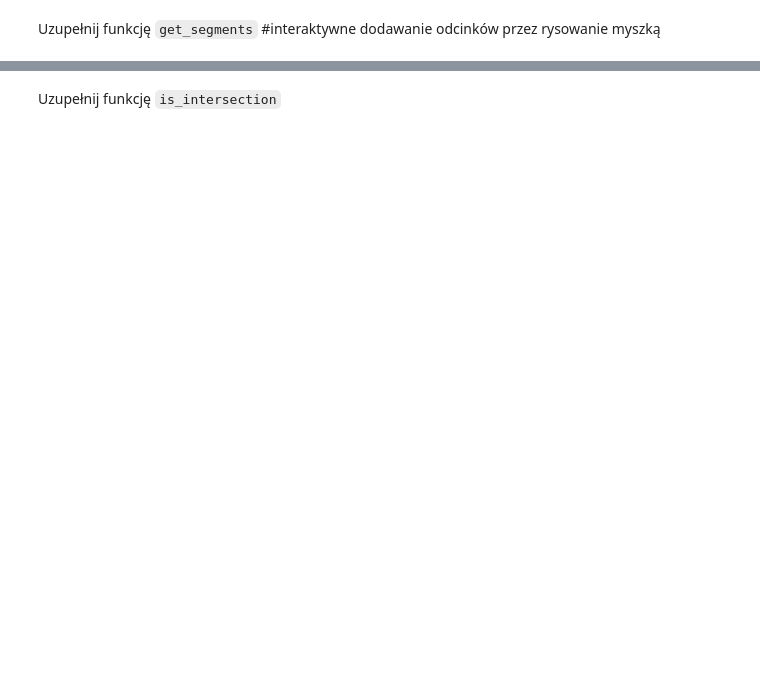
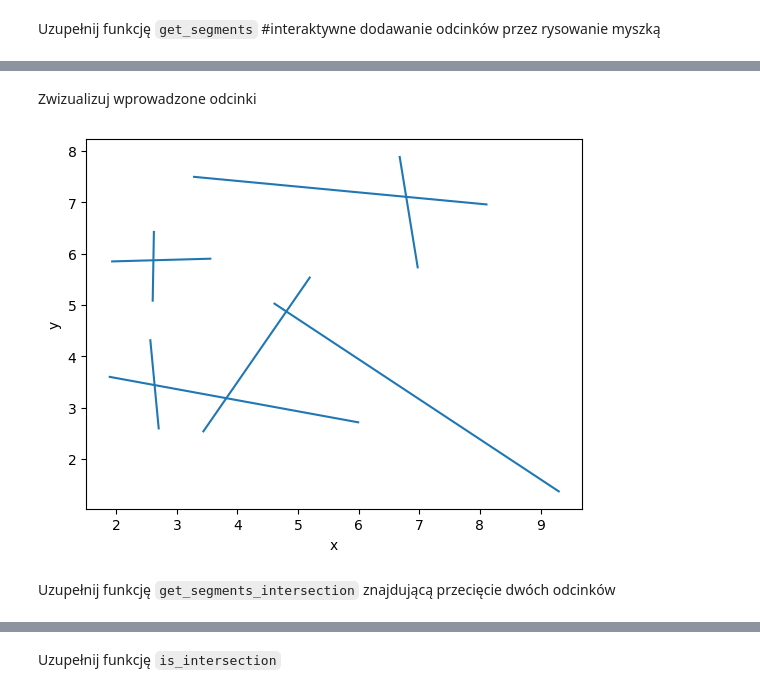
Before and after one commit to WSm-77/geometric_algorithms, a Jupyter notebook: lab4/main.ipynb, the cells around one changed output, grey strips where cells are left out. Cells and saved outputs as stored; diff of their text form; code cells hidden in the pictures; blank space fills up the shorter version.

````diff
--- a/lab4/main.ipynb
+++ b/lab4/main.ipynb
@@ -40,4 +51,10 @@ def draw_example_2():
     vis.add_line_segment(line_segments)
     vis.add_point(points, color='red')
     vis.show()
+# %%
+def draw_segments(segments):
+    plt.close("all")
+    vis = Visualizer()
+    vis.add_line_segment(segments)
+    vis.show()
 # %% [markdown]
@@ -177,0 +202,7 @@ def get_segments():
+# %% [markdown]
+Zwizualizuj wprowadzone odcinki
+# %%
+%matplotlib inline
+draw_segments(segments)
+# %% [output]
+[figure, added]
@@ -177,0 +360,2 @@ def get_segments():
+# %% [markdown]
+Uzupełnij funkcję ```get_segments_intersection``` znajdującą przecięcie dwóch odcinków
````
Also changed, not shown: parts of 22 cells of this notebook.
